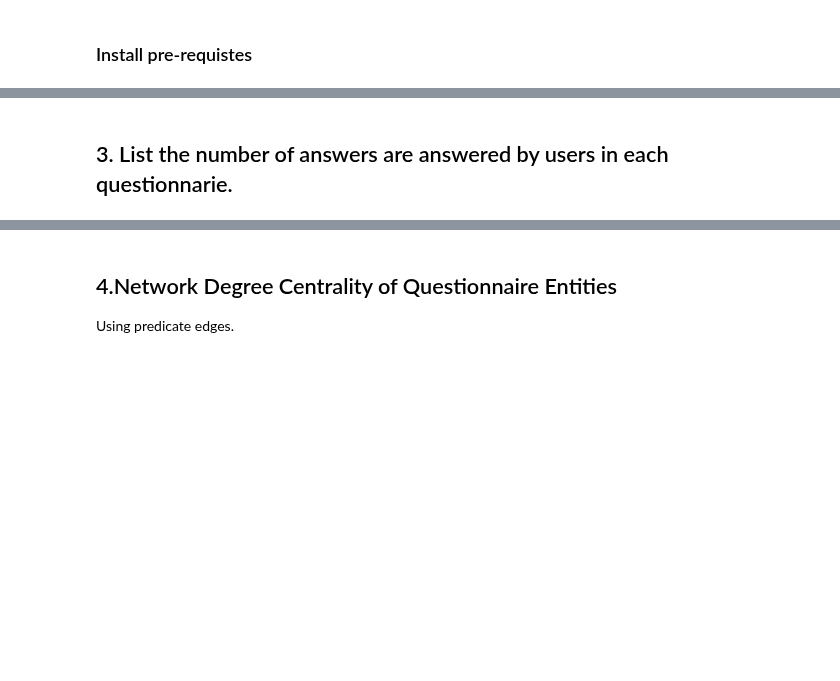
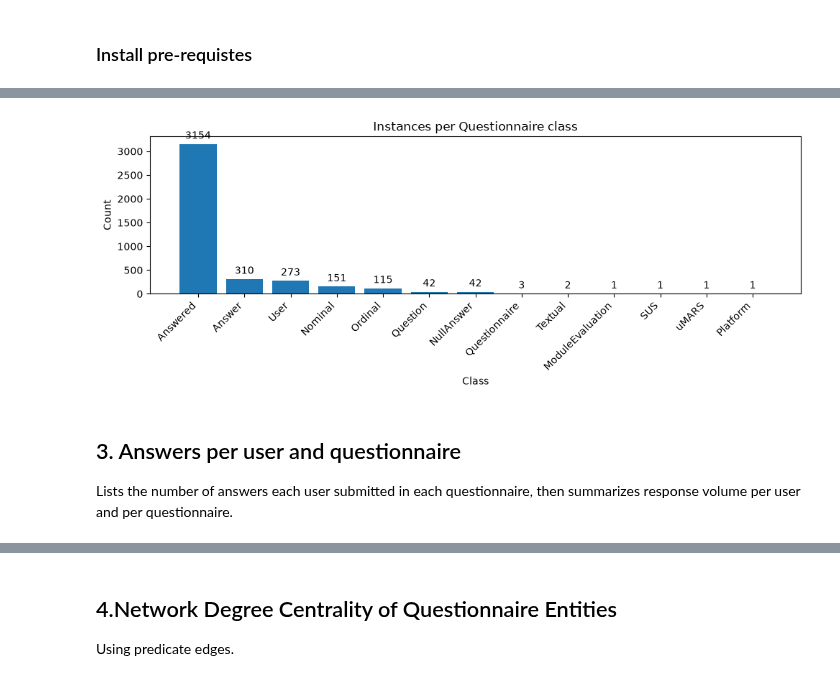
Before and after one commit to SDM-TIB/DigiStrucMed, a Jupyter notebook: KG-QuestionnarieExploration.ipynb, the cells around one changed output, grey strips where cells are left out. Cells and saved outputs as stored; diff of their text form; code cells hidden in the pictures; blank space fills up the shorter version.

Commit message:
Update knowledge graph

```diff
--- a/KG-QuestionnarieExploration.ipynb
+++ b/KG-QuestionnarieExploration.ipynb
@@ -55,12 +108,15 @@ Counts how many instances there are of each Boxology class.
 # %%
 q2 = """\
-SELECT DISTINCT ?type (COUNT(?instance) AS ?count)
+SELECT ?type (STRAFTER(STR(?type), "#") AS ?className) (COUNT(?instance) AS ?count)
 WHERE {
   ?instance rdf:type ?type .
+  FILTER(STRSTARTS(STR(?type), STR(ds:)))
 }
 GROUP BY ?type
 ORDER BY DESC(?count)
 """
 
 df2 = run_query(q2)
-df2
+df2["count"] = pd.to_numeric(df2["count"], errors="coerce")
+df2["percentage"] = (df2["count"] / df2["count"].sum() * 100).round(2)
+df2[["className", "count", "percentage"]]
@@ -67,19 +138,22 @@ df2
 # %%
-
 if not df2.empty:
-    df2_plot = df2.copy()
-    df2_plot["count"] = pd.to_numeric(df2_plot["count"], errors="coerce")
-    df2_plot = df2_plot.dropna(subset=["count"])
-    plt.figure(figsize=(12, 4))
-    plt.xticks(rotation=60, ha="right")
+    df2_plot = df2.dropna(subset=["count"]).sort_values("count", ascending=False)
+    plt.figure(figsize=(10, 4))
+    plt.xticks(rotation=45, ha="right")
     plt.title("Instances per Questionnaire class")
     plt.ylabel("Count")
     plt.xlabel("Class")
-    plt.bar(df2_plot["type"], df2_plot["count"])
+    bars = plt.bar(df2_plot["className"], df2_plot["count"])
+    plt.bar_label(bars, padding=3)
     plt.tight_layout()
+    plt.show()
 else:
     print("No data to plot for query 2.")
+# %% [output]
+[figure, added]
 # %% [markdown]
-## 3. List the number of answers are answered by users in each questionnarie.
+## 3. Answers per user and questionnaire
+
+Lists the number of answers each user submitted in each questionnaire, then summarizes response volume per user and per questionnaire.
 # %%
 q3 = """\
```
Also changed, not shown: parts of 13 cells of this notebook, 43 other files.
